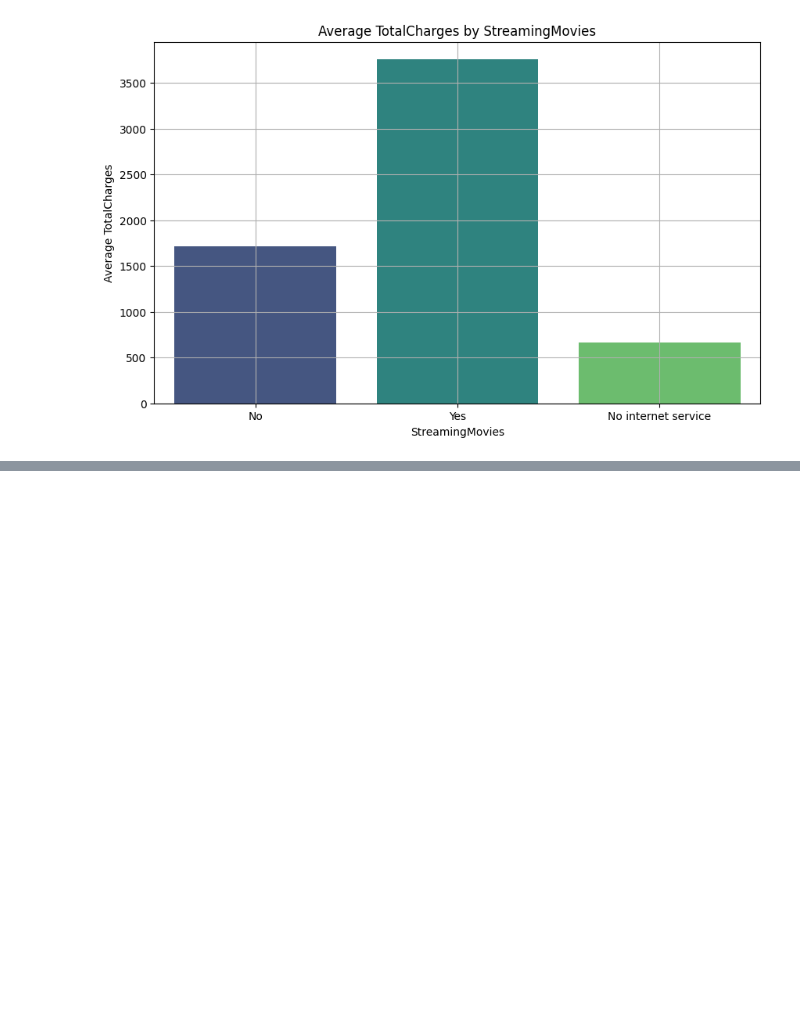
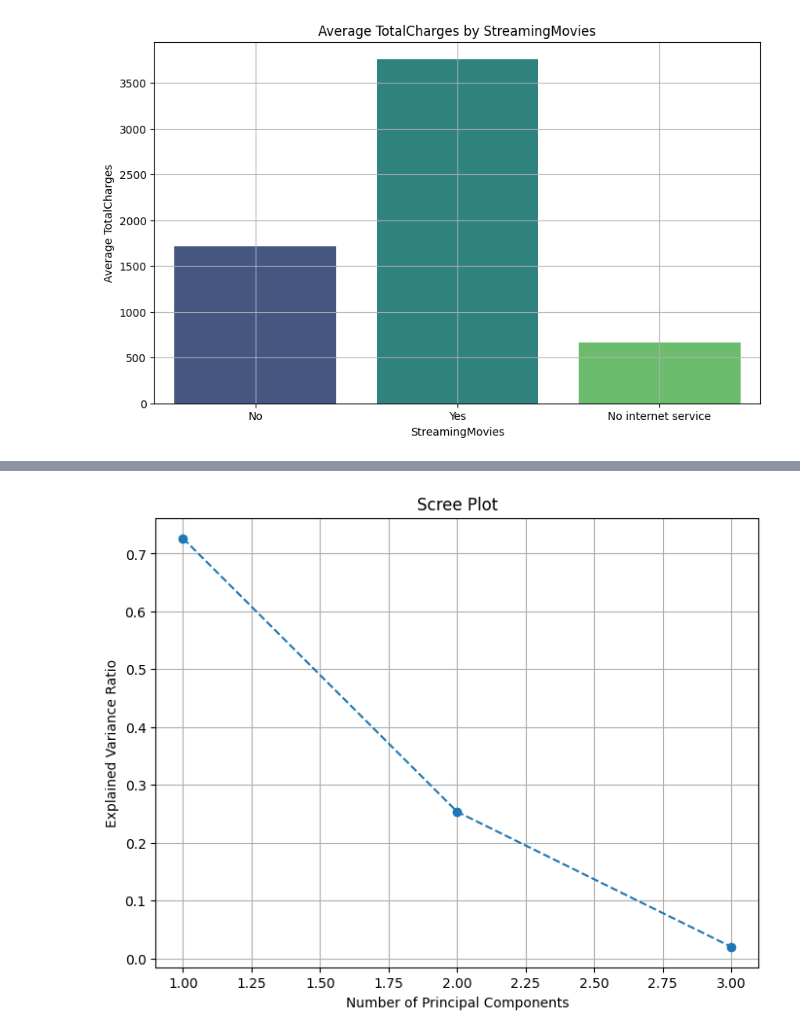
Before and after one commit to ajithk1503/EDA-DA, a Jupyter notebook: EDA_da.ipynb, the cells around one changed output, grey strips where cells are left out. Cells and saved outputs as stored; diff of their text form; code cells hidden in the pictures; blank space fills up the shorter version.

```diff
--- a/EDA_da.ipynb
+++ b/EDA_da.ipynb
@@ -823,0 +892,14 @@ Passing `palette` without assigning `hue` is deprecated and will be removed in v
+# %%
+from sklearn.decomposition import PCA
+from sklearn.preprocessing import StandardScaler
+import matplotlib.pyplot as plt
+import seaborn as sns
+
+df = data[['tenure','MonthlyCharges','TotalCharges']]
+df.dropna(inplace=True)
+scaler = StandardScaler()
+df_scaled = scaler.fit_transform(df)
+pca = PCA()
+pca_result = pca.fit_transform(df_scaled)
+print("Eigenvalues (Explained Variance Ratio):\n", pca.explained_variance_ratio_)
+print("\nComponent Loadings:\n", pd.DataFrame(pca.components_, columns=numeric_columns))
@@ -823,0 +919,10 @@ Passing `palette` without assigning `hue` is deprecated and will be removed in v
+# %%
+plt.figure(figsize=(8, 6))
+plt.plot(range(1, len(pca.explained_variance_ratio_)+1), pca.explained_variance_ratio_, marker='o', linestyle='--')
+plt.title('Scree Plot')
+plt.xlabel('Number of Principal Components')
+plt.ylabel('Explained Variance Ratio')
+plt.grid(True)
+plt.show()
+# %% [output]
+[figure, added]
```
Also changed, not shown: parts of 11 cells of this notebook.
